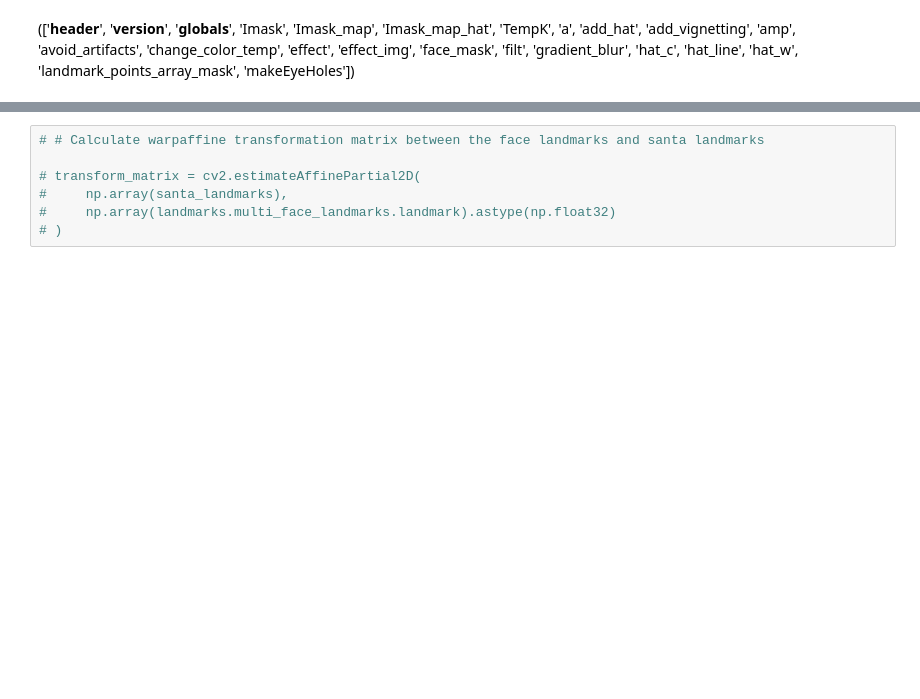
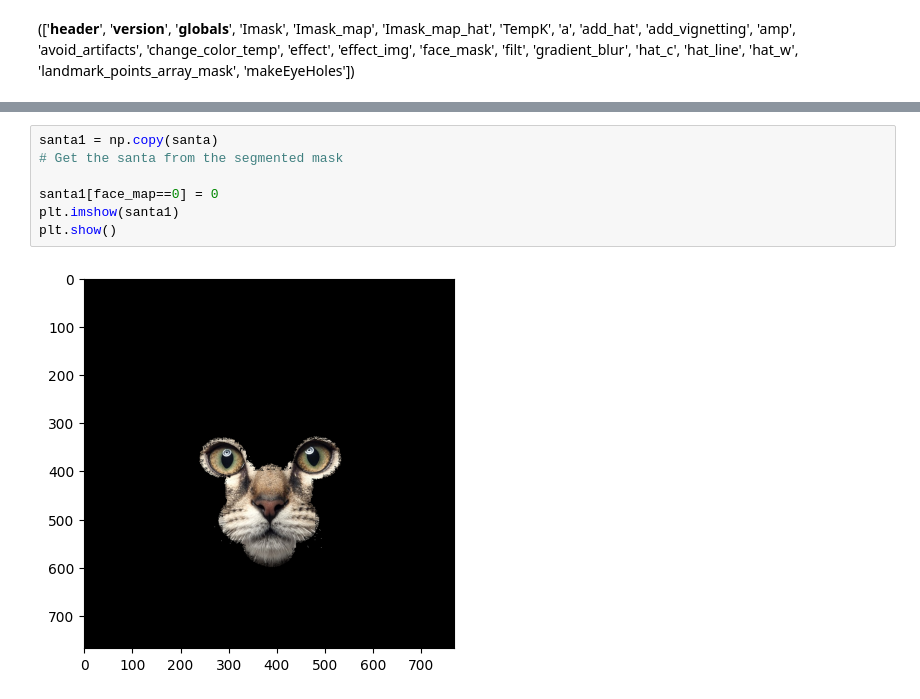
Before and after one commit to bhavberi/Face-Augmentation, a Jupyter notebook: src/face.ipynb, the cells around one changed output, grey strips where cells are left out. Drawn from its saved outputs; the diff is of its cells as text; blank space fills up the shorter version.

```diff
--- a/src/face.ipynb
+++ b/src/face.ipynb
@@ -145,7 +174,9 @@ plt.show()
-# %%
-# # Calculate warpaffine transformation matrix between the face landmarks and santa landmarks
-
-# transform_matrix = cv2.estimateAffinePartial2D(
-#     np.array(santa_landmarks),
-#     np.array(landmarks.multi_face_landmarks.landmark).astype(np.float32)
-# )
+# %%
+santa1 = np.copy(santa)
+# Get the santa from the segmented mask
+
+santa1[face_map==0] = 0
+plt.imshow(santa1)
+plt.show()
+# %% [output]
+[figure, added]
```
Also changed, not shown: parts of 12 cells of this notebook.
